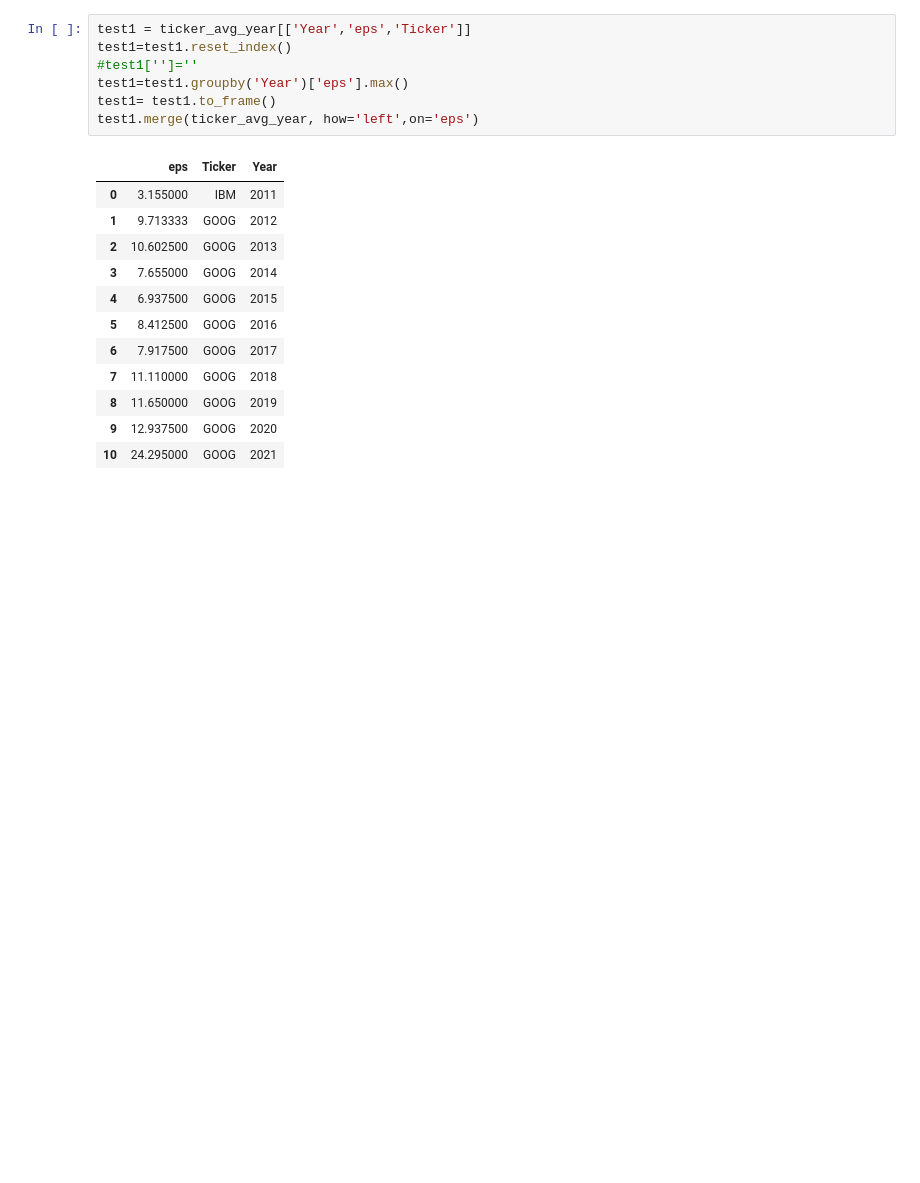
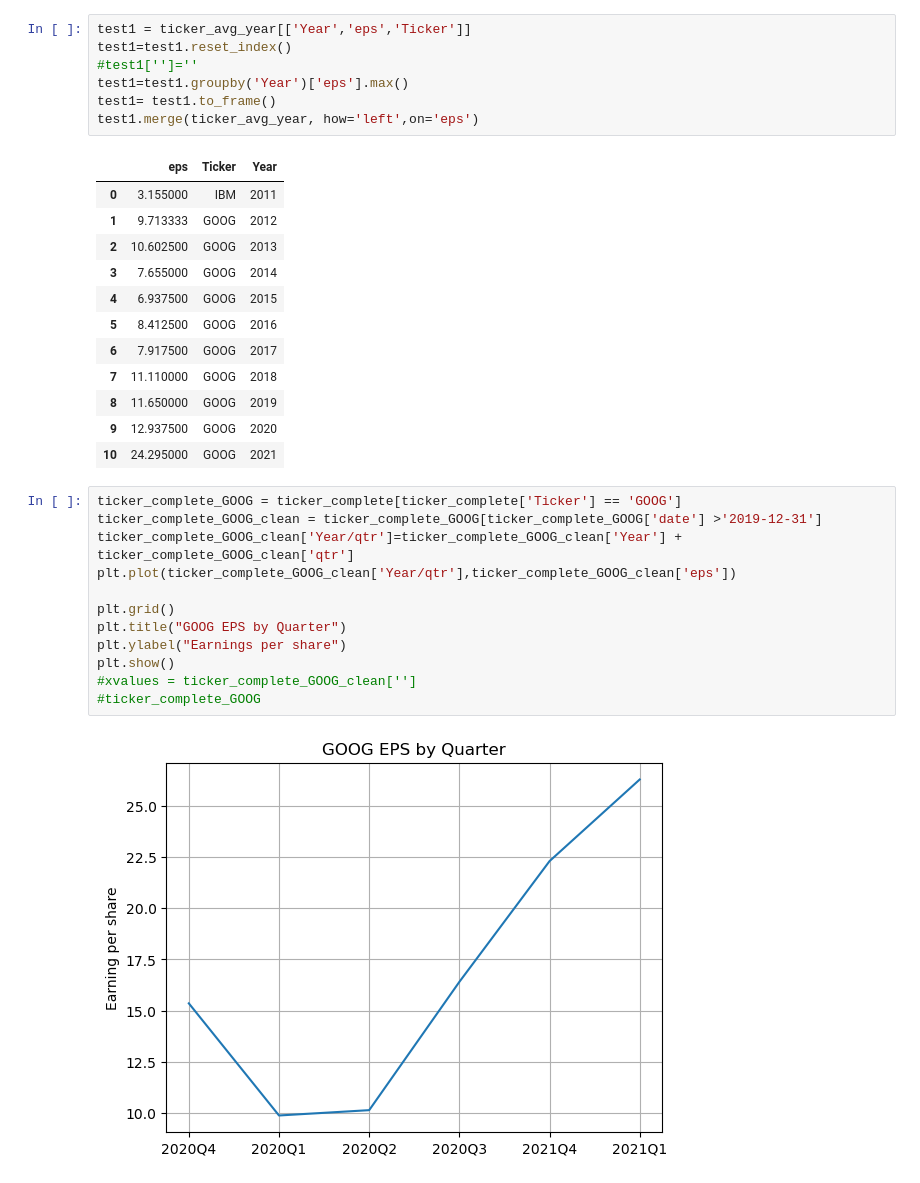
Before and after one commit to salvarenga25/StockMarket_Project, a Jupyter notebook: Stock_Analysis.ipynb, the cells around one changed output. Cells and saved outputs as stored; diff of their text form; blank space fills up the shorter version.

```diff
--- a/Stock_Analysis.ipynb
+++ b/Stock_Analysis.ipynb
@@ -265,3 +277,17 @@ test1.merge(ticker_avg_year, how='left',on='eps')
 | 8 | 11.650000 | GOOG | 2019 |
 | 9 | 12.937500 | GOOG | 2020 |
 | 10 | 24.295000 | GOOG | 2021 |
+# %%
+ticker_complete_GOOG = ticker_complete[ticker_complete['Ticker'] == 'GOOG']
+ticker_complete_GOOG_clean = ticker_complete_GOOG[ticker_complete_GOOG['date'] >'2019-12-31']
+ticker_complete_GOOG_clean['Year/qtr']=ticker_complete_GOOG_clean['Year'] + ticker_complete_GOOG_clean['qtr']
+plt.plot(ticker_complete_GOOG_clean['Year/qtr'],ticker_complete_GOOG_clean['eps'])
+
+plt.grid()
+plt.title("GOOG EPS by Quarter")
+plt.ylabel("Earnings per share")
+plt.show()
+#xvalues = ticker_complete_GOOG_clean['']
+#ticker_complete_GOOG
+# %% [output]
+[figure, added]
```
Also changed, not shown: parts of 5 cells of this notebook, 1 other file.
